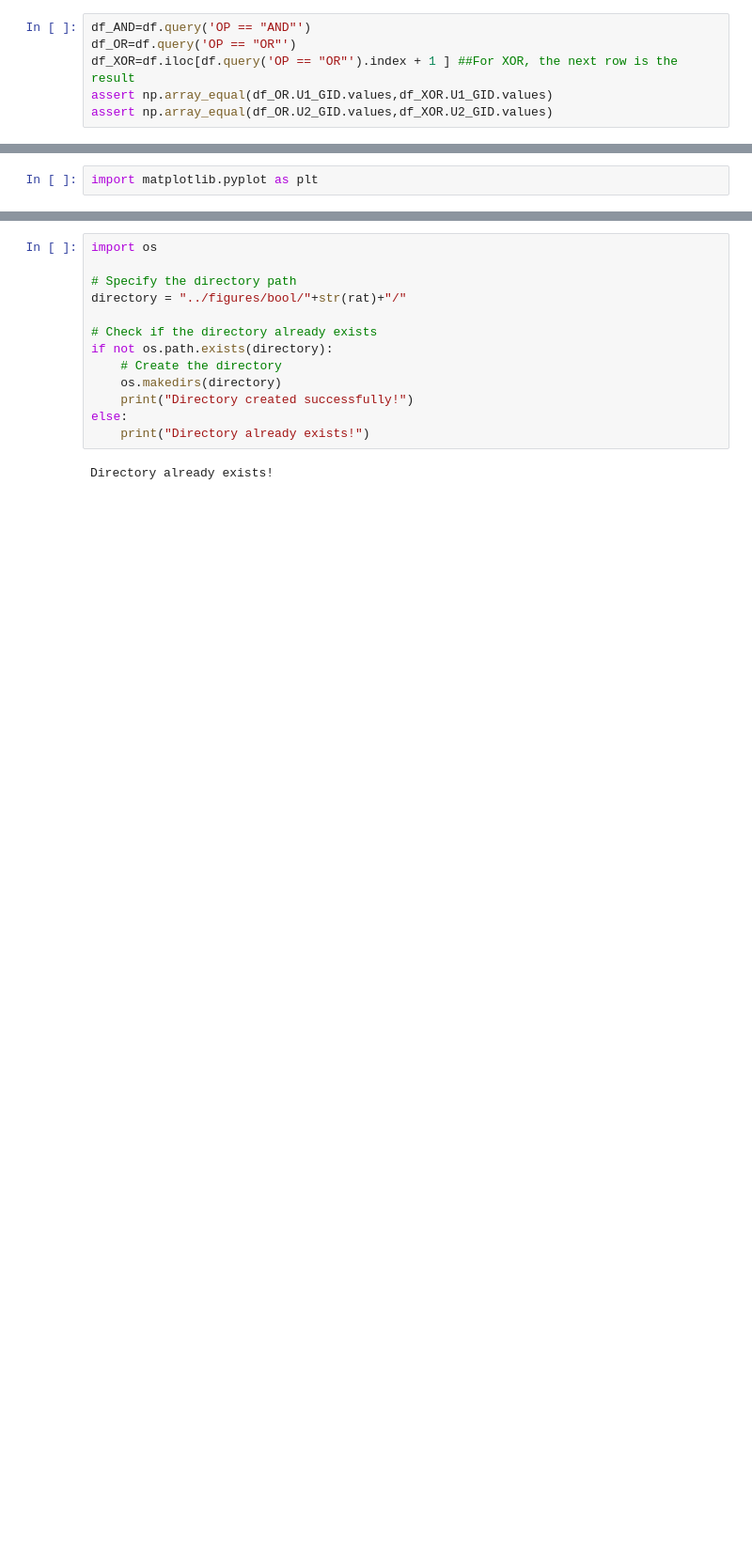
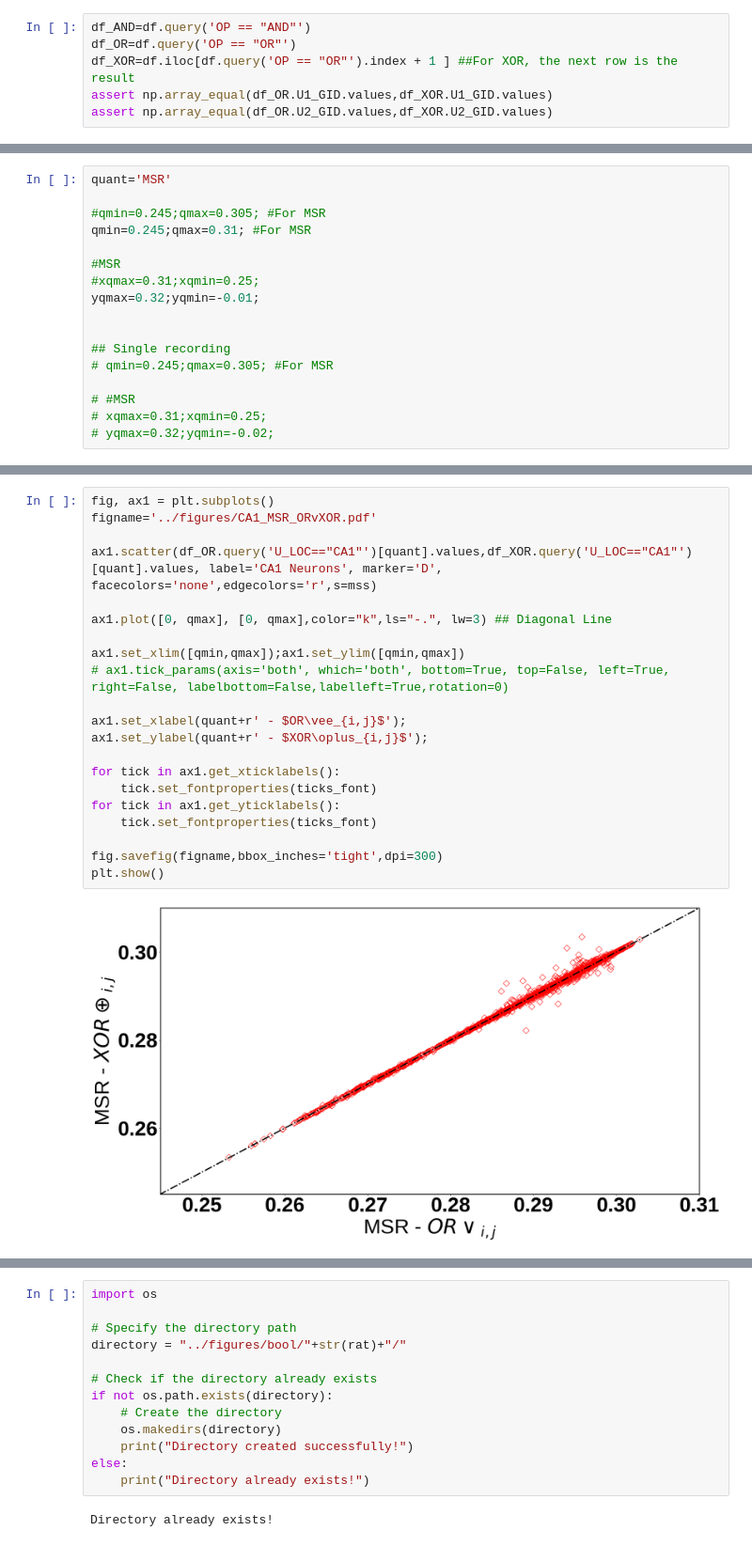
Before and after one commit to amisapta15/ResolutionRelevance, a Jupyter notebook: src/Fig_test_bool.ipynb, the cells around one changed output, grey strips where cells are left out. Shown at 94% size. Cells and saved outputs as stored; diff of their text form; blank space fills up the shorter version.

Commit message:
Update for Bool Measures code and updates for corresponding plots

```diff
--- a/src/Fig_test_bool.ipynb
+++ b/src/Fig_test_bool.ipynb
@@ -40,3 +57,20 @@ quant='MSR'
+# %%
+quant='MSR'
+
+#qmin=0.245;qmax=0.305; #For MSR
+qmin=0.245;qmax=0.31; #For MSR
+
+#MSR
+#xqmax=0.31;xqmin=0.25;
+yqmax=0.32;yqmin=-0.01;
+
+
+## Single recording
+# qmin=0.245;qmax=0.305; #For MSR
+
+# #MSR
+# xqmax=0.31;xqmin=0.25;
+# yqmax=0.32;yqmin=-0.02;
 # %%
 quant_OR_vals={unit : df.query('U1_GID=='+str(unit)+' and OP=="NA"')[quant].values[0] for unit in np.unique(np.hstack((df_OR.U1_GID.values,df_OR.U2_GID.values)))}
 quant_AND_vals={unit : df.query('U1_GID=='+str(unit)+' and OP=="NA"')[quant].values[0] for unit in np.unique(np.hstack((df_AND.U1_GID.values,df_AND.U2_GID.values)))}
@@ -74,2 +108,23 @@ list_of_AND=pd.DataFrame(AND_list)
-# %%
-import matplotlib.pyplot as plt
+# %%
+fig, ax1 = plt.subplots()
+figname='../figures/CA1_MSR_ORvXOR.pdf'
+
+ax1.scatter(df_OR.query('U_LOC=="CA1"')[quant].values,df_XOR.query('U_LOC=="CA1"')[quant].values, label='CA1 Neurons', marker='D', facecolors='none',edgecolors='r',s=mss)
+
+ax1.plot([0, qmax], [0, qmax],color="k",ls="-.", lw=3) ## Diagonal Line
+
+ax1.set_xlim([qmin,qmax]);ax1.set_ylim([qmin,qmax])
+# ax1.tick_params(axis='both', which='both', bottom=True, top=False, left=True, right=False, labelbottom=False,labelleft=True,rotation=0)
+
+ax1.set_xlabel(quant+r' - $OR\vee_{i,j}$');
+ax1.set_ylabel(quant+r' - $XOR\oplus_{i,j}$');
+
+for tick in ax1.get_xticklabels():
+    tick.set_fontproperties(ticks_font)
+for tick in ax1.get_yticklabels():
+    tick.set_fontproperties(ticks_font)
+
+fig.savefig(figname,bbox_inches='tight',dpi=300)
+plt.show()
+# %% [output]
+[figure, added]
```
Also changed, not shown: parts of 36 cells of this notebook, 13 other files.
